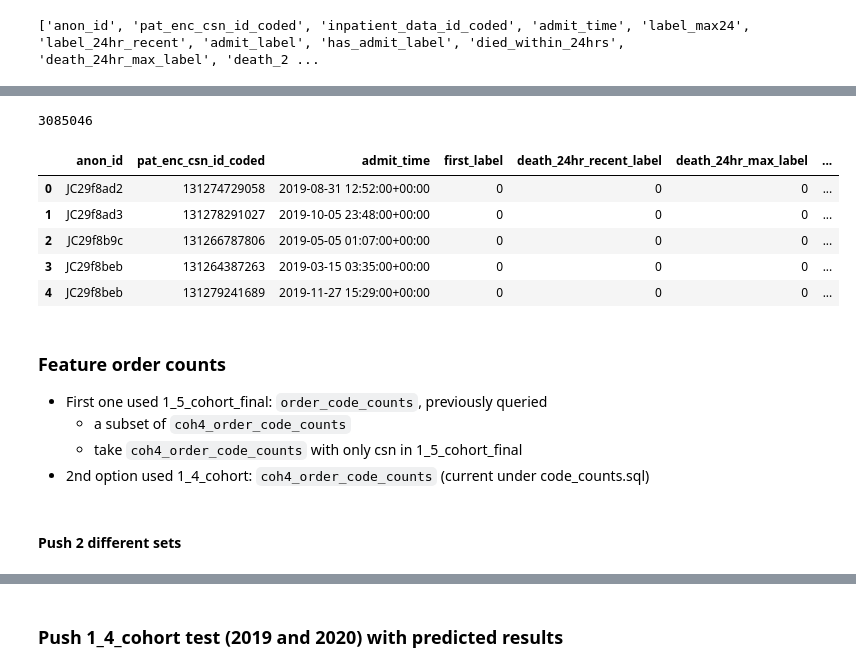
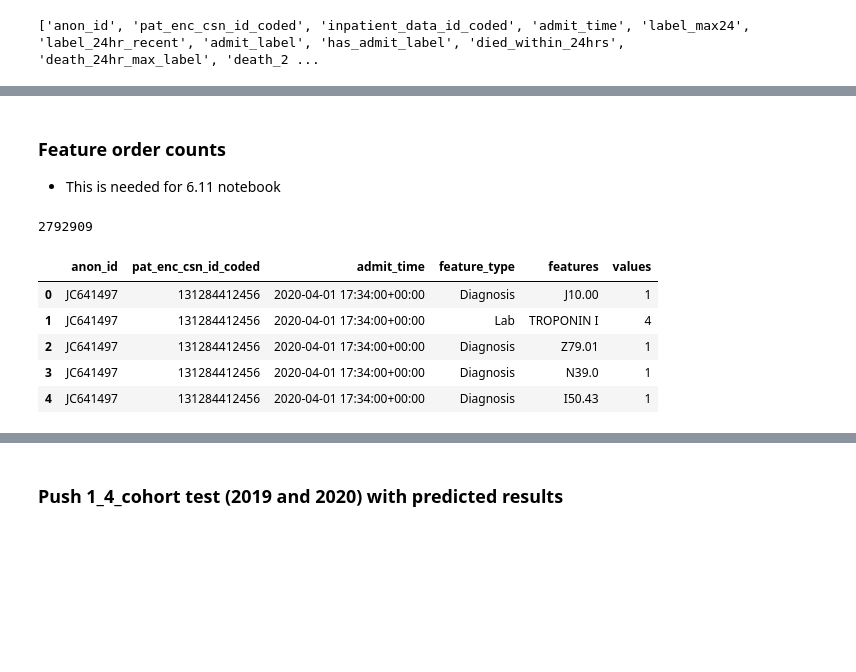
Before and after one commit to Minh084/TDA, a Jupyter notebook: 6_validation/6_data_BQ.ipynb, the cells around one changed output, grey strips where cells are left out. Drawn from its saved outputs; the diff is of its cells as text; code cells hidden in the pictures; blank space fills up the shorter version.

Commit message:
complete 6_validation from previous process

```diff
--- a/6_validation/6_data_BQ.ipynb
+++ b/6_validation/6_data_BQ.ipynb
@@ -43,11 +43,8 @@ conn = dbapi.connect(client)
 # %% [markdown]
 ### ADT check service, class to get admitted ED patients
 # %%
-datadir = "../../DataTD"
+datadir6 = "../../DataTD/validation"
 valdir = "../../OutputTD/6_validation"
-featuredir = "../../OutputTD/2_features"
-modeldir4 = "../../OutputTD/3_models/1_4_cohort"
-# modeldir4preadmit = "../../OutputTD/3_models/1_4_cohort_24hrpreadmit"
 
 pd.set_option('display.max_columns', 50)
 pd.set_option('display.max_rows', 50)
@@ -430,3 +471,6 @@ df.to_gbq(destination_table='triageTD.%s' % TABLE_NAME,
           project_id='som-nero-phi-jonc101',
           table_schema=table_schema,
           if_exists='replace')
+# %% [markdown]
+### Feature order counts
+- This is needed for 6.11 notebook
@@ -433,17 +480,15 @@ df.to_gbq(destination_table='triageTD.%s' % TABLE_NAME,
 # %%
-# final cohort data with all feature values, warning due to time NA for demos
-# will be use with feature counts
-df = pd.read_csv(os.path.join(featuredir, "2_7_coh4_feature_values.csv"))
-print(len(df)) # 3085046
+df = pd.read_csv(os.path.join(datadir6, "coh4_order_code_counts_2021.csv"))
+print(len(df)) # 6086852
 df.head(5)
 # %% [output]
-3085046
+2792909
-|  | anon_id | pat_enc_csn_id_coded | admit_time | first_label | death_24hr_recent_label | death_24hr_max_label | ... |
-| 0 | JC29f8ad2 | 131274729058 | 2019-08-31 12:52:00+00:00 | 0 | 0 | 0 | ... |
-| 1 | JC29f8ad3 | 131278291027 | 2019-10-05 23:48:00+00:00 | 0 | 0 | 0 | ... |
-| 2 | JC29f8b9c | 131266787806 | 2019-05-05 01:07:00+00:00 | 0 | 0 | 0 | ... |
-| 3 | JC29f8beb | 131264387263 | 2019-03-15 03:35:00+00:00 | 0 | 0 | 0 | ... |
-| 4 | JC29f8beb | 131279241689 | 2019-11-27 15:29:00+00:00 | 0 | 0 | 0 | ... |
+|  | anon_id | pat_enc_csn_id_coded | admit_time | feature_type | features | values |
+| 0 | JC641497 | 131284412456 | 2020-04-01 17:34:00+00:00 | Diagnosis | J10.00 | 1 |
+| 1 | JC641497 | 131284412456 | 2020-04-01 17:34:00+00:00 | Lab | TROPONIN I | 4 |
+| 2 | JC641497 | 131284412456 | 2020-04-01 17:34:00+00:00 | Diagnosis | Z79.01 | 1 |
+| 3 | JC641497 | 131284412456 | 2020-04-01 17:34:00+00:00 | Diagnosis | N39.0 | 1 |
+| 4 | JC641497 | 131284412456 | 2020-04-01 17:34:00+00:00 | Diagnosis | I50.43 | 1 |
 # %%
 table_schema = [{'name' : 'anon_id', 'type' : 'STRING'},
                 {'name' : 'pat_enc_csn_id_coded', 'type' : 'INTEGER'},
@@ -462,9 +504,3 @@ df.to_gbq(destination_table='triageTD.%s' % TABLE_NAME,
           project_id='som-nero-phi-jonc101',
           table_schema=table_schema,
           if_exists='replace')
-# %% [markdown]
-### Feature order counts
-- First one used 1_5_cohort_final: `order_code_counts`, previously queried
-    - a subset of `coh4_order_code_counts`
-    - take `coh4_order_code_counts` with only csn in 1_5_cohort_final
-- 2nd option used 1_4_cohort: `coh4_order_code_counts` (current under code_counts.sql)
@@ -474,2 +506,0 @@ query_job =  client.query(q.read()).to_dataframe().to_csv(os.path.join(datadir,
-# %% [markdown]
-#### Push 2 different sets
```
Also changed, not shown: parts of 42 cells of this notebook, 21 other files.
